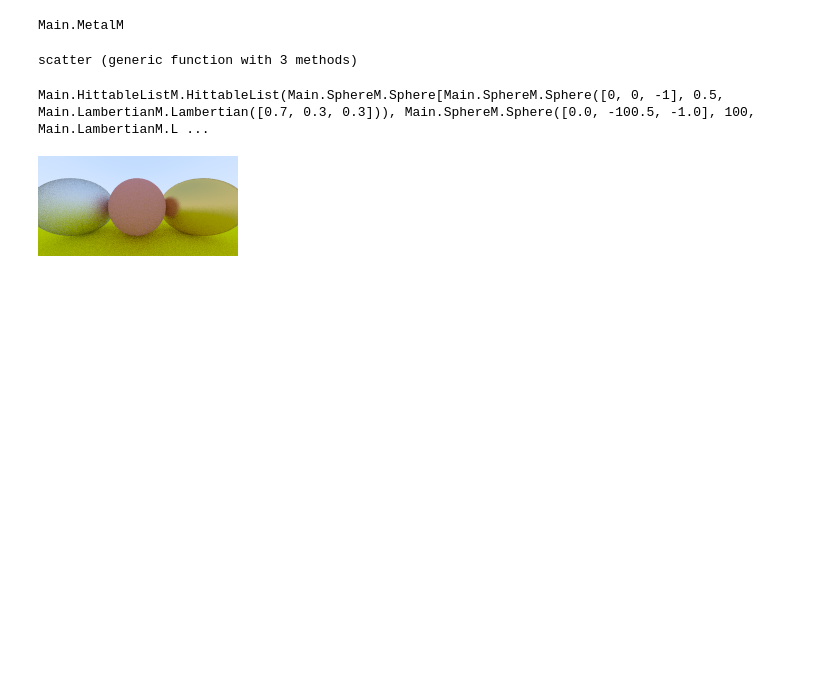
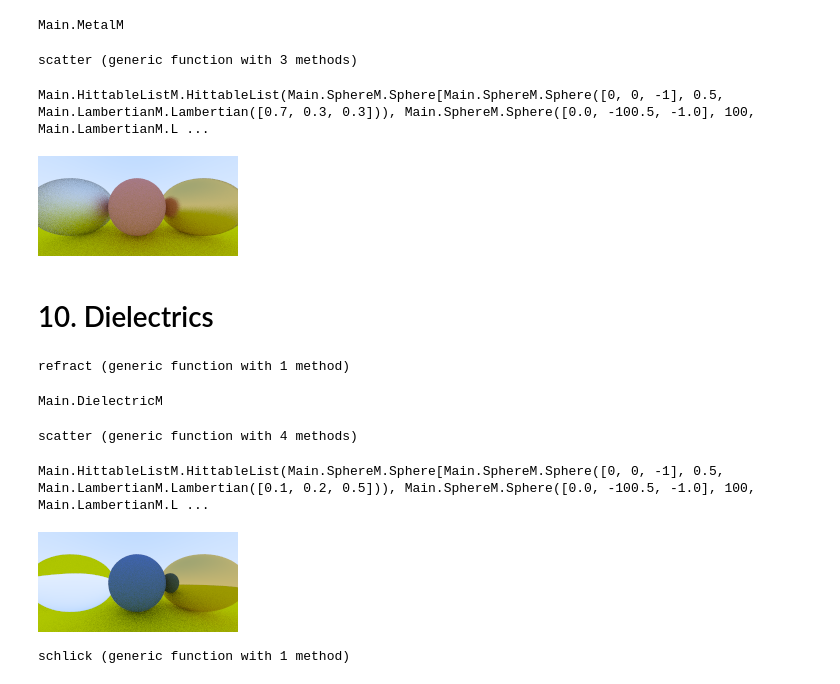
Before and after one commit to shritesh/raytrace, a Jupyter notebook: Raytracing.ipynb, the cells around one changed output. Cells and saved outputs as stored; diff of their text form; code cells hidden in the pictures; blank space fills up the shorter version.

```diff
--- a/Raytracing.ipynb
+++ b/Raytracing.ipynb
@@ -651,3 +651,68 @@ Main.HittableListM.HittableList(Main.SphereM.Sphere[Main.SphereM.Sphere([0, 0, -
 render()
 # %% [output]
 [figure]
+# %% [markdown]
+# 10. Dielectrics
+# %%
+function refract(uv, n, etai_over_etat)
+    cos_theta = dot(-uv, n)
+    r_out_parallel = etai_over_etat * (uv + cos_theta * n)
+    r_out_perp = -sqrt(1 - norm(r_out_parallel)^2) * n
+    r_out_parallel + r_out_perp
+end
+# %% [output]
+refract (generic function with 1 method)
+# %%
+module DielectricM
+struct Dielectric <: Main.Material
+    ref_idx
+end
+end
+# %% [output]
+Main.DielectricM
+# %%
+function scatter(dielectric::DielectricM.Dielectric, r_in, rec)
+    attenuation = [1, 1, 1]
+    etai_over_etat = if rec.front_face
+        1 / dielectric.ref_idx
+    else
+        dielectric.ref_idx
+    end
+    unit_direction = normalize(r_in.direction)
+
+    cos_theta = min(dot(-unit_direction, rec.normal), 1)
+    sin_theta = sqrt(1 - cos_theta * cos_theta)
+
+    if etai_over_etat * sin_theta > 1
+        reflected = reflect(unit_direction, rec.normal)
+        scattered = RayM.Ray(rec.p, reflected)
+        return true, attenuation, scattered
+    end
+
+    refracted = refract(unit_direction, rec.normal, etai_over_etat)
+    scattered = RayM.Ray(rec.p, refracted)
+    true, attenuation, scattered
+end
+# %% [output]
+scatter (generic function with 4 methods)
+# %%
+world = HittableListM.HittableList([
+        SphereM.Sphere([0, 0, -1], 0.5, LambertianM.Lambertian([0.1, 0.2, 0.5])),
+        SphereM.Sphere([0, -100.5, -1], 100, LambertianM.Lambertian([0.8, 0.8, 0])),
+        SphereM.Sphere([1, 0, -1], 0.5, MetalM.Metal([0.8, 0.6, 0.2], 0)),
+        SphereM.Sphere([-1, 0, -1], 0.5, DielectricM.Dielectric(1.5))
+        ])
+# %% [output]
+Main.HittableListM.HittableList(Main.SphereM.Sphere[Main.SphereM.Sphere([0, 0, -1], 0.5, Main.LambertianM.Lambertian([0.1, 0.2, 0.5])), Main.SphereM.Sphere([0.0, -100.5, -1.0], 100, Main.LambertianM.L ...
+# %%
+render()
+# %% [output]
+[figure, added]
+# %%
+function schlick(cosine, ref_idx)
+    r0 = (1 - ref_idx) / (1 + ref_idx)
+    r0 *= r0
+    r0 + (1 - r0) * (1 - cosine)^5
+end
+# %% [output]
+schlick (generic function with 1 method)
```
Also changed, not shown: parts of 3 cells of this notebook.
